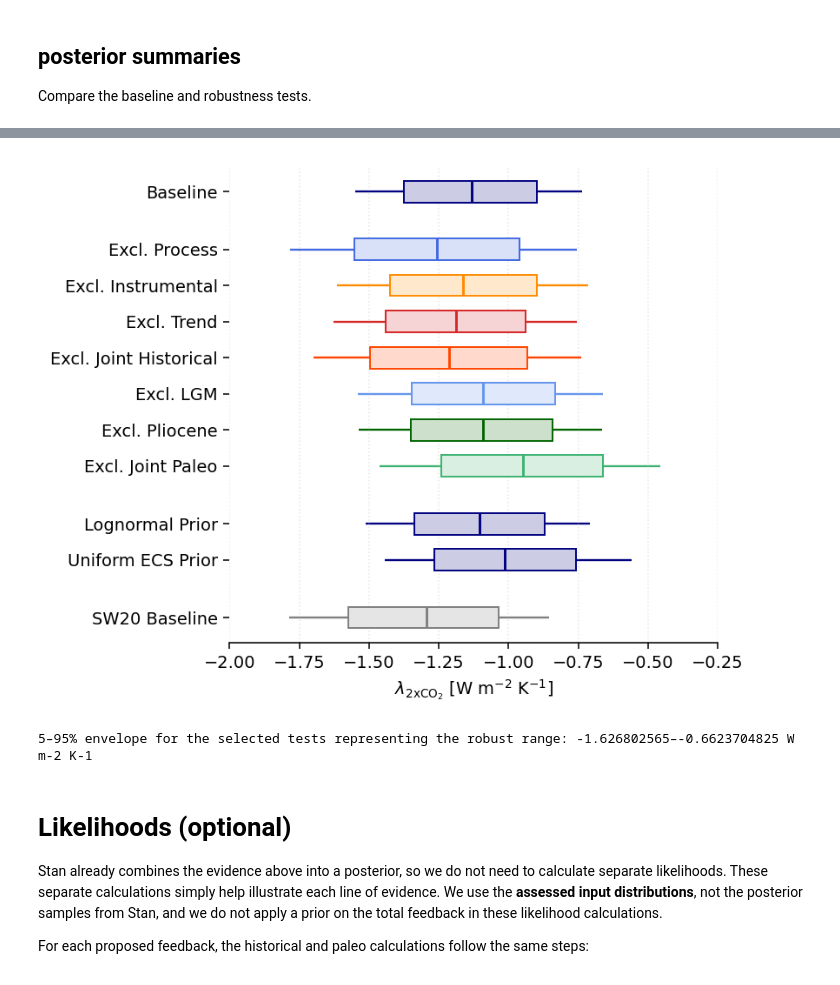
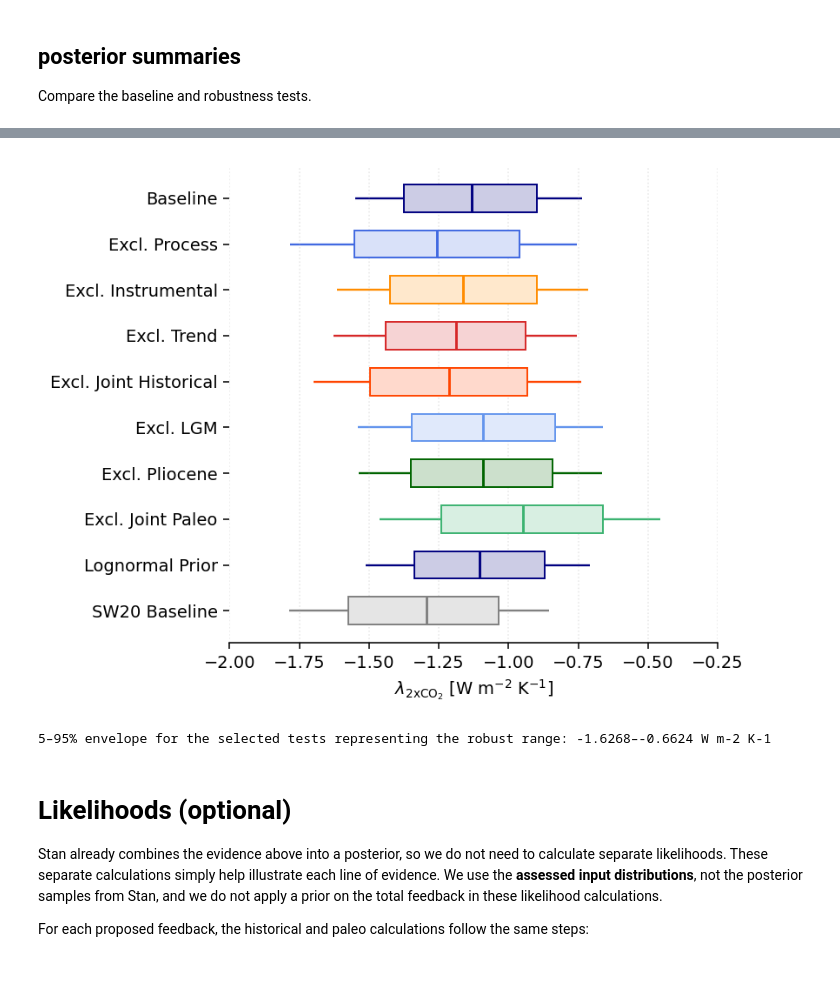
Before and after one commit to vtcooper/ecs-assessment, a Jupyter notebook: ecs_assess.ipynb, the cells around one changed output, grey strips where cells are left out. Cells and saved outputs as stored; diff of their text form; code cells hidden in the pictures.

```diff
--- a/ecs_assess.ipynb
+++ b/ecs_assess.ipynb
@@ -1046,8 +1053,12 @@ else:
             q05, q17, median, q83, q95 = quantiles[row]
             if row % 2 == 0:
                 interval_ax.axhspan(row - .5, row + .5, color="0.97", zorder=0)
-            interval_ax.hlines(row, q05, q95, color=color, lw=1.3)
+            interval_ax.hlines(row, q05, q95, color=color, lw=1.3, zorder=0.8)
             interval_ax.vlines([q05, q95], row - .09, row + .09, color=color, lw=1)
+            interval_ax.add_patch(Rectangle(
+                (q17, row - .21), q83 - q17, .42,
+                color='w', lw=1.1, zorder=0.9,
+            ))
             interval_ax.add_patch(Rectangle(
                 (q17, row - .21), q83 - q17, .42,
                 facecolor=(*color[:3], .2), edgecolor=color, lw=1.1,
@@ -1089,7 +1100,7 @@ def posterior_summary(draws, negative=False):
     mode = grid[np.argmax(density)] * (-1 if negative else 1)
     return [*np.quantile(draws, [.05, .17, .50, .83, .95]), np.mean(draws), mode]
 
-## SW20 archived ULI_MEDIUM_SAMPLE baseline, as in community_ecs
+## SW20 archived ULI_MEDIUM_SAMPLE baseline
 ## 5th, 17th, 50th, 83rd, 95th percentiles, then mean and mode
 ## these are reference summaries for the plots and tables, not model inputs
 sw20_ECS_summary = [2.255, 2.555, 3.105, 3.885, 4.695, 3.249, 2.955]
@@ -1107,7 +1118,10 @@ plot_rows = [
     ("Lognormal Prior", "lognormal_lambda", "navy"),
     ("Uniform ECS Prior", "uniform_ECS", "navy"),
 ]
+## skip any cases that have not been run
+plot_rows = [row for row in plot_rows if row[1] in results]
 summary_rows = plot_rows + [("Pliocene CO2 = 250 ppm", "low_pliocene_co2", "gray")]
+summary_rows = [row for row in summary_rows if row[1] in results]
 columns = ["5th", "17th", "50th", "83rd", "95th", "Mean", "Mode"]
 ECS_summary = pd.DataFrame({label: posterior_summary(results[name]["ECS"])
     for label, name, _ in summary_rows}, index=columns).T
@@ -1166,7 +1178,7 @@ for label, name, color in plot_rows:
     ax.add_patch(Rectangle((q17, y-.3), q83-q17, .6, facecolor=color, alpha=.2, zorder=3))
     ax.add_patch(Rectangle((q17, y-.3), q83-q17, .6, fill=False, edgecolor=color, lw=1, zorder=3))
     ax.vlines(median, y-.3, y+.3, color=color, lw=1.5, zorder=3)
-    y += 1.6 if label in ("Baseline", "Excl. Joint Paleo", "Uniform ECS Prior") else 1
+    y += 1
 ax.set(yticks=positions, yticklabels=[row[0] for row in plot_rows],
        ylim=(positions[-1]+.7, -.7), xlabel="ECS [K]")
 ax.grid(axis="x", alpha=.3, ls=":")
@@ -1175,6 +1187,9 @@ plt.xticks(np.arange(2,8.1,1))
 finish_figure(fig, "fig_sensitivity_tests")
 
 robust_rows = ["Excl. Instrumental", "Excl. Trend", "Excl. LGM", "Excl. Pliocene", "Lognormal Prior"]
-print("5–95% envelope for the selected tests representing the robust range:",
-      f"{ECS_summary.loc[robust_rows, '5th'].min()}–{ECS_summary.loc[robust_rows, '95th'].max()} K")
+if all(label in ECS_summary.index for label in robust_rows):
+    print("5–95% envelope for the selected tests representing the robust range:",
+          f"{ECS_summary.loc[robust_rows, '5th'].min():.4f}–{ECS_summary.loc[robust_rows, '95th'].max():.4f} K")
+else:
+    print("Robust range not calculated: not all selected robustness tests have been run.")
 # %% [output]
@@ -1183,30 +1198,33 @@ print("5–95% envelope for the selected tests representing the robust range:",
 # %%
 fig, ax = plt.subplots(figsize=(6, 4.7))
 positions, y = [], 0
 for label, name, color in plot_rows:
     positions.append(y)
     q05, q17, median, q83, q95 = lambda_summary.loc[label, columns[:5]]
     ax.hlines(y, q05, q95, color=color, lw=1.2, zorder=1)
     ax.add_patch(Rectangle((q17, y-.3), q83-q17, .6, facecolor='w', alpha=1, zorder=2))
     ax.add_patch(Rectangle((q17, y-.3), q83-q17, .6, facecolor=color, alpha=.2, zorder=3))
     ax.add_patch(Rectangle((q17, y-.3), q83-q17, .6, fill=False, edgecolor=color, lw=1, zorder=3))
     ax.vlines(median, y-.3, y+.3, color=color, lw=1.5, zorder=3)
-    y += 1.6 if label in ("Baseline", "Excl. Joint Paleo", "Uniform ECS Prior") else 1
+    y += 1
 ax.set(yticks=positions, yticklabels=[row[0] for row in plot_rows],
        ylim=(positions[-1]+.7, -.7),
        xlabel=r"$\lambda_{\mathrm{2xCO_2}}$ [W m$^{-2}$ K$^{-1}$]")
 ax.grid(axis="x", alpha=.3, ls=":")
 ax.spines[["top", "right", "left"]].set_visible(False)
 ax.set_xticks(np.arange(-2.0, -0.19, 0.25))
 finish_figure(fig, "fig_sensitivity_tests_lambda")
 
 robust_rows = ["Excl. Instrumental", "Excl. Trend", "Excl. LGM", "Excl. Pliocene", "Lognormal Prior"]
-print("5–95% envelope for the selected tests representing the robust range:",
-      f"{lambda_summary.loc[robust_rows, '5th'].min()}–"
-      f"{lambda_summary.loc[robust_rows, '95th'].max()} W m-2 K-1")
+if all(label in lambda_summary.index for label in robust_rows):
+    print("5–95% envelope for the selected tests representing the robust range:",
+          f"{lambda_summary.loc[robust_rows, '5th'].min():.4f}–"
+          f"{lambda_summary.loc[robust_rows, '95th'].max():.4f} W m-2 K-1")
+else:
+    print("Robust range not calculated: not all selected robustness tests have been run.")
 # %% [output]
-[figure, old version]
+[figure, new version]
-5–95% envelope for the selected tests representing the robust range: -1.626802565–-0.6623704825 W m-2 K-1
+5–95% envelope for the selected tests representing the robust range: -1.6268–-0.6624 W m-2 K-1
 # %% [markdown]
 # Likelihoods (optional)
 
```
Also changed, not shown: parts of 12 cells of this notebook, 1 other file.
